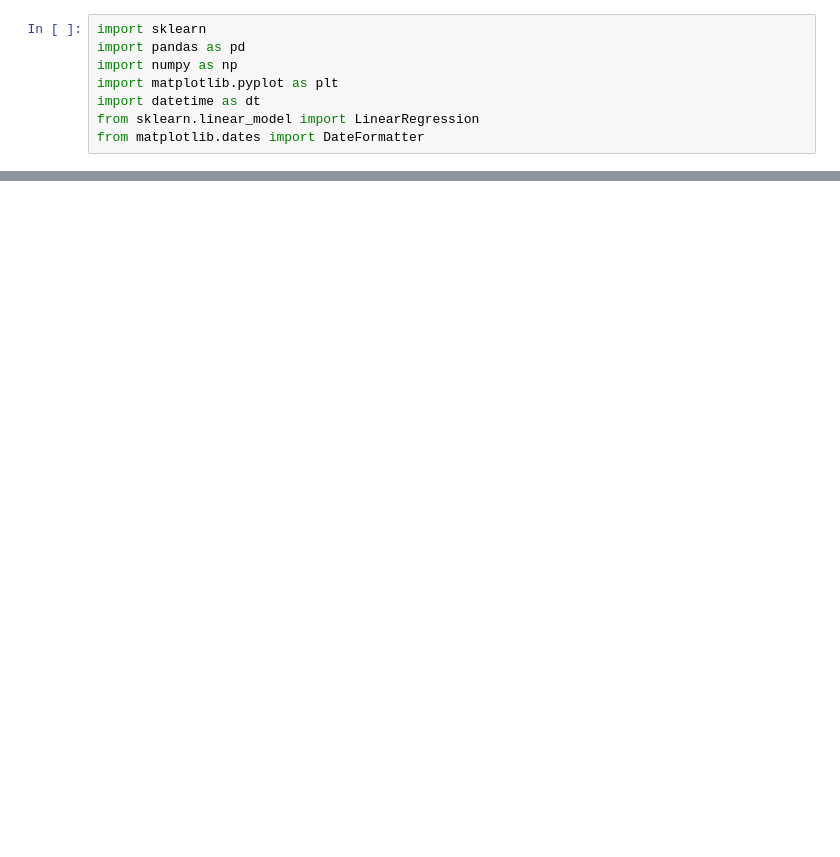
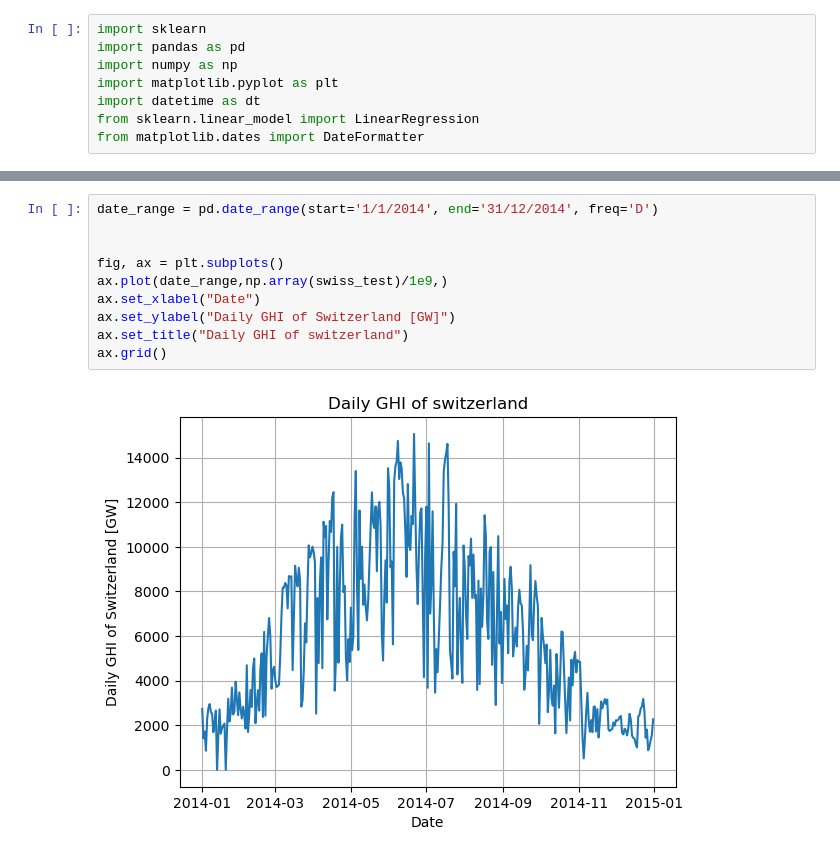
Before and after one commit to mircopesent/SOLAR, a Jupyter notebook: analyze_data.ipynb, the cells around one changed output, grey strips where cells are left out. Drawn from its saved outputs; the diff is of its cells as text; blank space fills up the shorter version.

```diff
--- a/analyze_data.ipynb
+++ b/analyze_data.ipynb
@@ -56,0 +108,12 @@ print(E_pot_real/10e12*0.2)
+# %%
+date_range = pd.date_range(start='1/1/2014', end='31/12/2014', freq='D')
+
+
+fig, ax = plt.subplots()
+ax.plot(date_range,np.array(swiss_test)/1e9,)
+ax.set_xlabel("Date")
+ax.set_ylabel("Daily GHI of Switzerland [GW]")
+ax.set_title("Daily GHI of switzerland")
+ax.grid()
+# %% [output]
+[figure, added]
```
Also changed, not shown: parts of 7 cells of this notebook, 16 other files.
